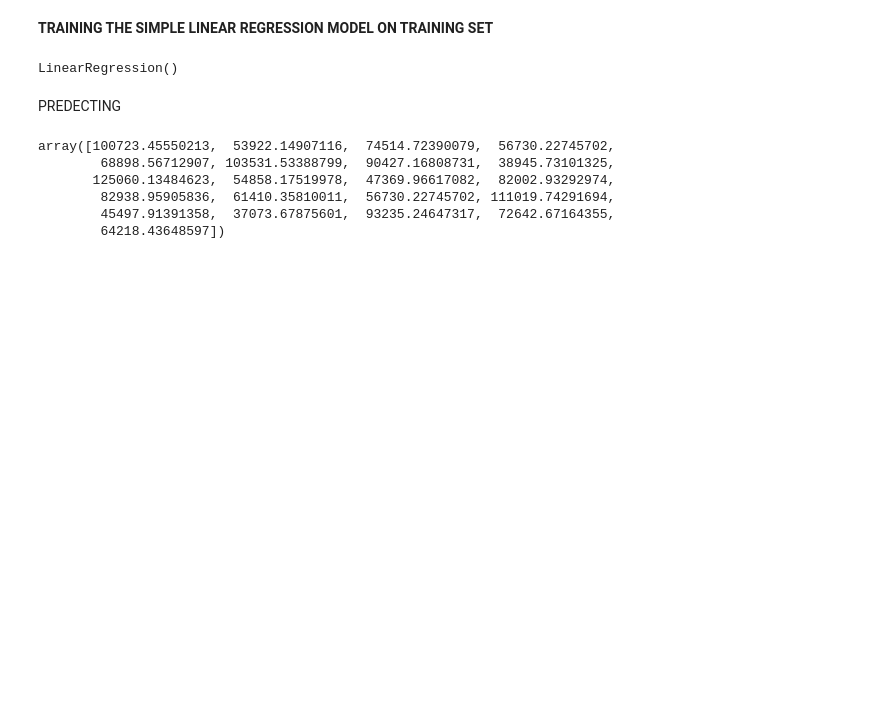
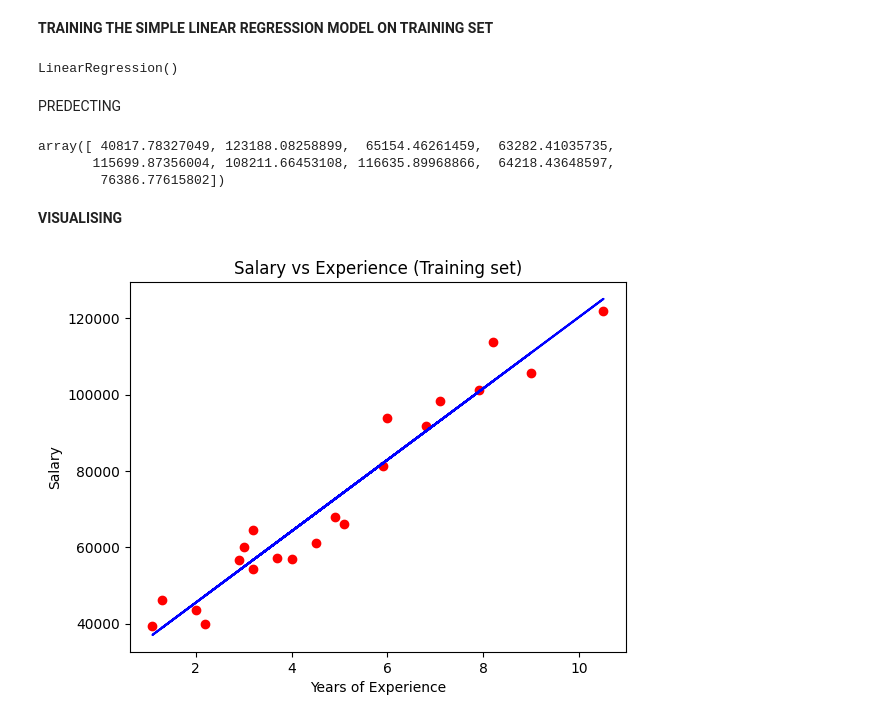
Before and after one commit to codeuntillive/AI, a Jupyter notebook: regression/simple_linear_regression.ipynb, the cells around one changed output. Saved outputs shown, nothing was run; the diff lists cells and outputs as text; code cells hidden in the pictures; blank space fills up the shorter version.

```diff
--- a/regression/simple_linear_regression.ipynb
+++ b/regression/simple_linear_regression.ipynb
@@ -45,12 +58,20 @@ LinearRegression()
 # %% [markdown]
 PREDECTING
 # %%
-y_pred=regressor.predict(x_train)
+y_pred=regressor.predict(x_test)
 y_pred
 # %% [output]
-array([100723.45550213,  53922.14907116,  74514.72390079,  56730.22745702,
-        68898.56712907, 103531.53388799,  90427.16808731,  38945.73101325,
-       125060.13484623,  54858.17519978,  47369.96617082,  82002.93292974,
-        82938.95905836,  61410.35810011,  56730.22745702, 111019.74291694,
-        45497.91391358,  37073.67875601,  93235.24647317,  72642.67164355,
-        64218.43648597])
+array([ 40817.78327049, 123188.08258899,  65154.46261459,  63282.41035735,
+       115699.87356004, 108211.66453108, 116635.89968866,  64218.43648597,
+        76386.77615802])
+# %% [markdown]
+**VISUALISING**
+# %%
+plt.scatter(x_train,y_train,color='red')
+plt.plot(x_train,regressor.predict(x_train),color='blue')
+plt.title('Salary vs Experience (Training set)')
+plt.xlabel('Years of Experience')
+plt.ylabel('Salary')
+plt.show()
+# %% [output]
+[figure, added]
```
Also changed, not shown: parts of 2 cells of this notebook, 2 other files.
